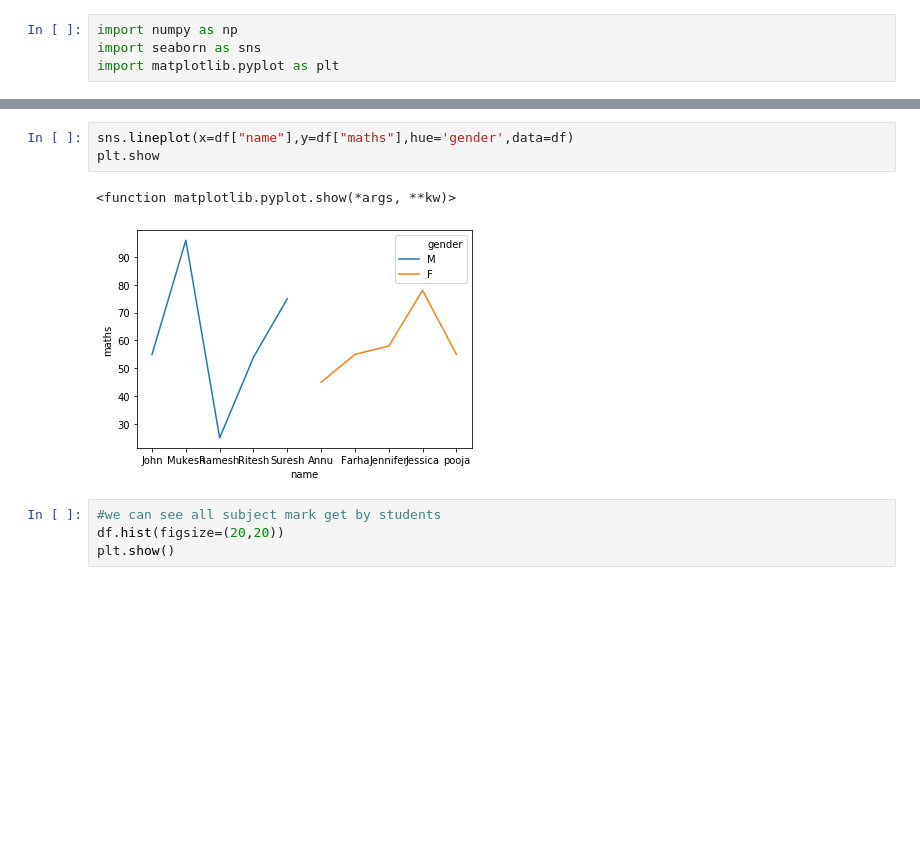
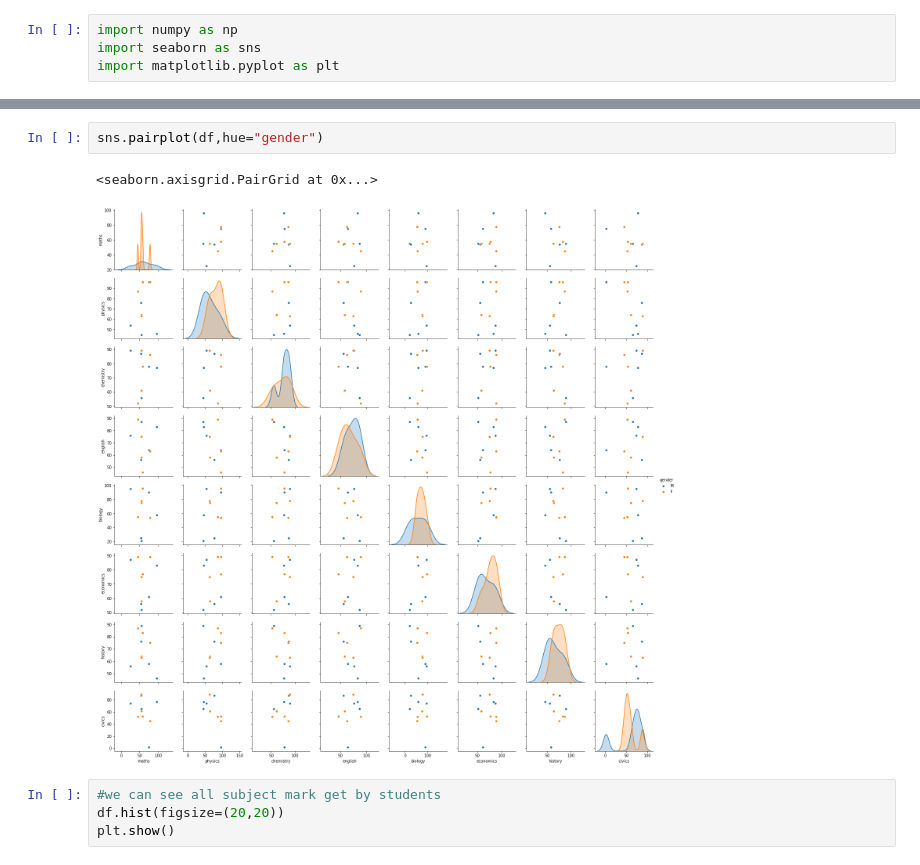
Before and after one commit to avi1220/ML_2020, a Jupyter notebook: project_1.ipynb, the cells around one changed output, grey strips where cells are left out. Cells and saved outputs as stored; diff of their text form; blank space fills up the shorter version.

```diff
--- a/project_1.ipynb
+++ b/project_1.ipynb
@@ -96,9 +96,8 @@ plt.show()
-# %%
-sns.lineplot(x=df["name"],y=df["maths"],hue='gender',data=df)
-plt.show
-# %% [output]
-<function matplotlib.pyplot.show(*args, **kw)>
-[figure, removed]
+# %%
+sns.pairplot(df,hue="gender")
+# %% [output]
+<seaborn.axisgrid.PairGrid at 0x...>
+[figure, added]
 # %%
 #we can see all subject mark get by students
 df.hist(figsize=(20,20))
```
Also changed, not shown: parts of 2 cells of this notebook.
